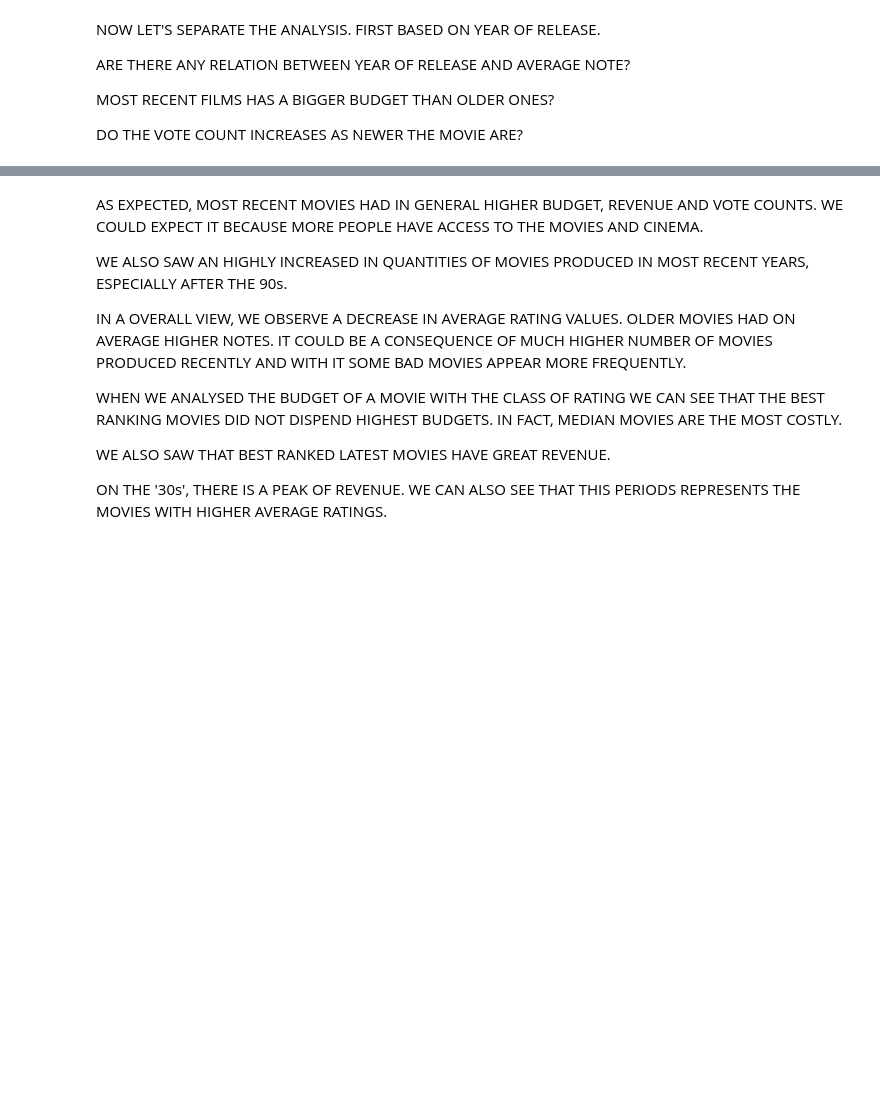
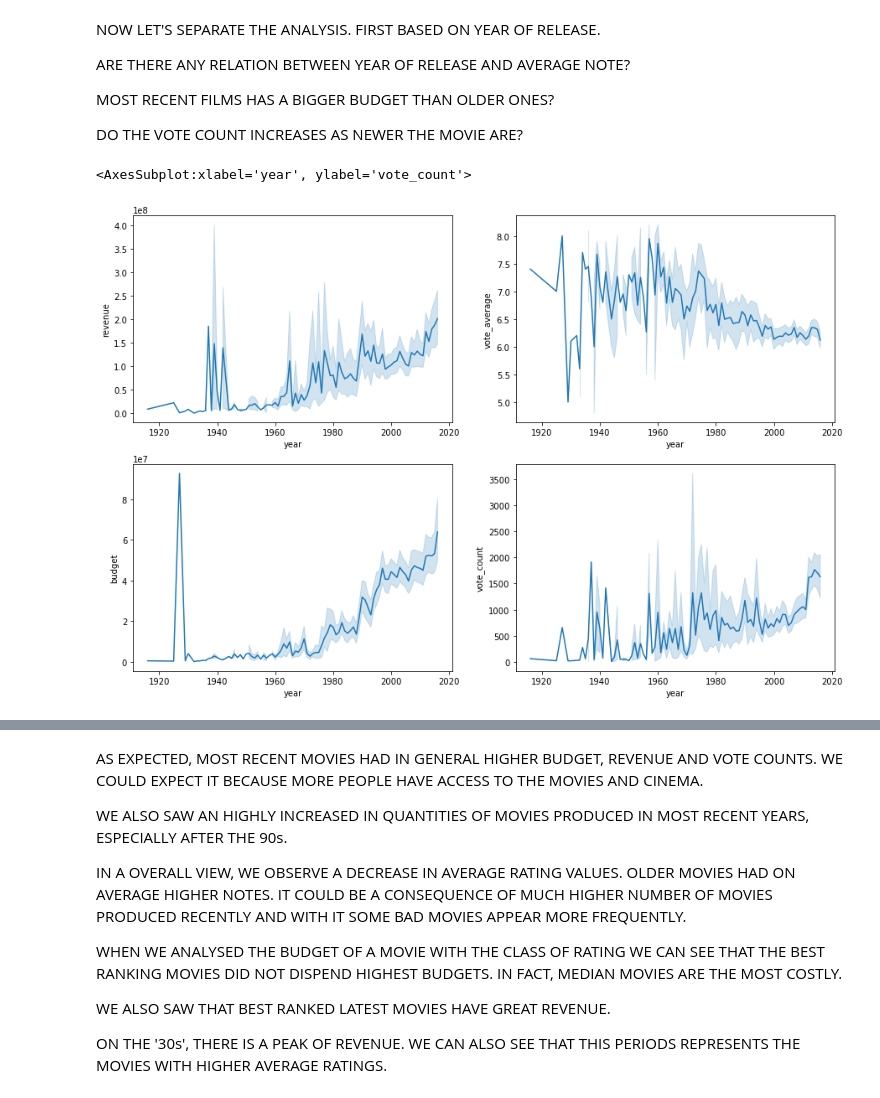
Before and after one commit to ribaslej/IntegratingPythontoMySQL, a Jupyter notebook: ANALYSIS/SINGLE TABLE ANALYSIS.ipynb, the cells around one changed output, grey strips where cells are left out. Cells and saved outputs as stored; diff of their text form; code cells hidden in the pictures; blank space fills up the shorter version.

```diff
--- a/ANALYSIS/SINGLE TABLE ANALYSIS.ipynb
+++ b/ANALYSIS/SINGLE TABLE ANALYSIS.ipynb
@@ -188,0 +287,10 @@ sns.relplot(x='year', y='vote_count', data = df,ci = 'sd', kind = 'line')
+# %%
+fig, axs = plt.subplots(2,2, figsize = (15,10))
+
+sns.lineplot(x='year', y='revenue', data = df, ax = axs[0,0])
+sns.lineplot(x='year', y='vote_average', data = df, ax = axs[0,1])
+sns.lineplot(x='year', y='budget', data = df, ax = axs[1,0])
+sns.lineplot(x='year', y='vote_count', data = df, ax = axs[1,1])
+# %% [output]
+<AxesSubplot:xlabel='year', ylabel='vote_count'>
+[figure, added]
```
Also changed, not shown: parts of 44 cells of this notebook, 1 other file.
